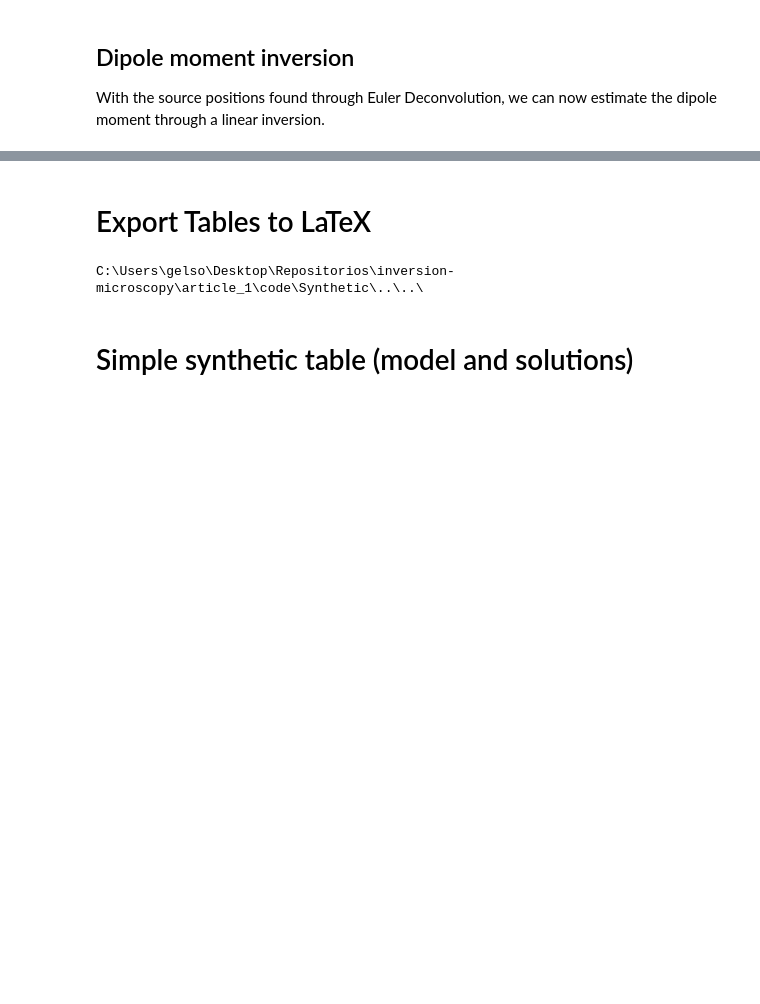
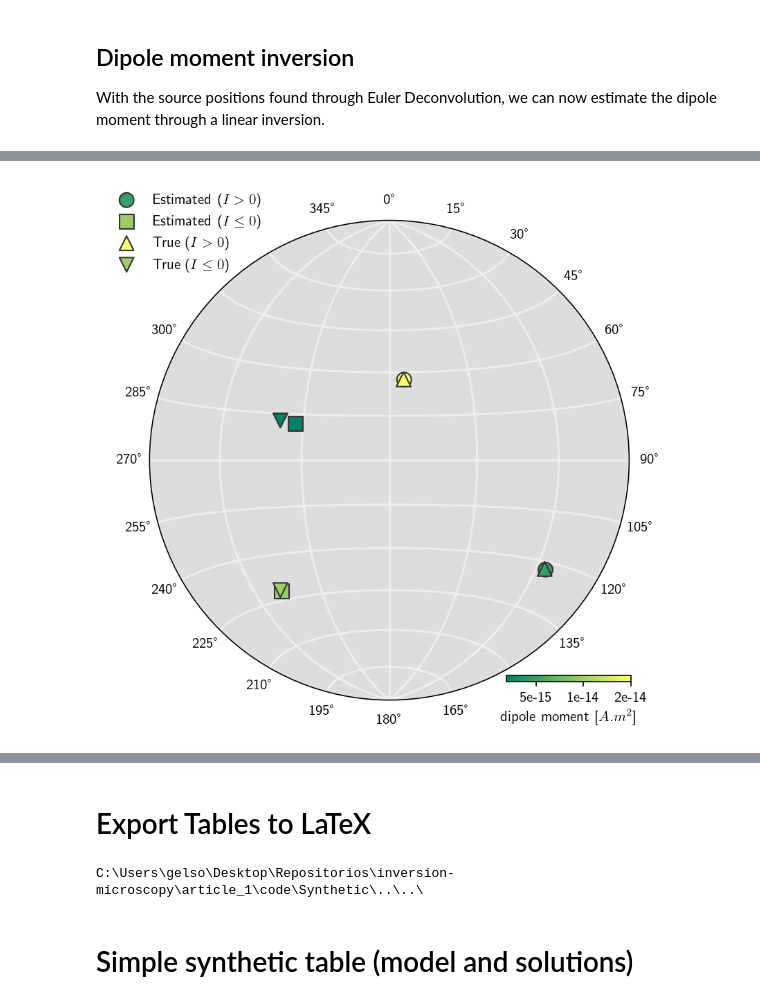
Before and after one commit to compgeolab/micromag-euler-dipole, a Jupyter notebook: code/01-simple-synthetic.ipynb, the cells around one changed output, grey strips where cells are left out. Cells and saved outputs as stored; diff of their text form; code cells hidden in the pictures; blank space fills up the shorter version.

```diff
--- a/code/01-simple-synthetic.ipynb
+++ b/code/01-simple-synthetic.ipynb
@@ -560,0 +282,11 @@ df.head(5)
+# %%
+estimated_dipole_moments = []
+estimated_stds = []
+for window, position in zip(windows, positions.T):
+    anomaly = data_up.sel(x=slice(*window[:2]), y=slice(*window[2:]))
+    moment, covariance, r2 = mg.dipole_moment_inversion(
+        anomaly.bz, position,
+    )
+    estimated_dipole_moments.append(moment)
+    estimated_stds.append(mg.covariance_to_angle_std(moment, covariance))
+    print("R²:", r2)
@@ -560,0 +300,9 @@ df.head(5)
+# %%
+for estimated, sigmas, true in zip(estimated_dipole_moments, estimated_stds, dipole_moments[closest]):
+    einc, edec, eamp = mg.vector_to_angles(estimated)
+    inc, dec, amp = mg.vector_to_angles(true)
+    sigma_inc, sigma_dec, sigma_amp = sigmas
+    print(f"Inclination: {inc} | {einc} ± {sigma_inc:.3f}")
+    print(f"Declination: {dec} | {edec} ± {sigma_dec:.3f}")
+    print(f"Amplitude  : {amp:e} | {eamp:e} ± {sigma_amp:.1e}")
+    print()
@@ -561 +327,72 @@ df.head(5)
+# %%
+with plt.rc_context({"text.usetex": True}):
+    fig, ax = mplstereonet.subplots(1, 1, figsize=(6, 6), dpi=150)
+
+    ax.set_facecolor("#dddddd")
+    ax.grid(linestyle="-", color="#eeeeee", linewidth=1.5)
+    ax.set_longitude_grid_ends(90)
+    ticks = set(range(0, 360, 15)).difference((150, 330, 315))
+    ax.set_azimuth_ticks(list(ticks))
+
+    estimated = mg.vector_to_angles(estimated_dipole_moments)
+    true = mg.vector_to_angles(dipole_moments)
+
+    vmin = np.min((estimated[2], true[2]))
+    vmax = np.max((estimated[2], true[2]))
+
+    scatter_args = dict(
+        vmin=np.min((estimated[2], true[2])),
+        vmax=np.max((estimated[2], true[2])),
+        cmap="summer",
+        edgecolors="#333333",
+        linewidths=1,
+        s=100,
+        zorder=2,
+    )
+
+    pos_inc = estimated[0] > 0
+    tmp = ax.scatter(
+        *mplstereonet.line(estimated[0][pos_inc], estimated[1][pos_inc]),
+        c=estimated[2][pos_inc],
+        marker="o",
+        label="Estimated ($I > 0$)",
+        **scatter_args,
+    )
+    tmp = ax.scatter(
+        *mplstereonet.line(-estimated[0][~pos_inc], estimated[1][~pos_inc]),
+        c=estimated[2][~pos_inc],
+        marker="s",
+        label="Estimated ($I \le 0$)",
+        **scatter_args,
+    )
+    pos_inc = true[0] > 0
+    tmp = ax.scatter(
+        *mplstereonet.line(true[0][pos_inc], true[1][pos_inc]),
+        c=true[2][pos_inc],
+        marker="^",
+        label="True ($I > 0$)",
+        **scatter_args,
+    )
+    tmp = ax.scatter(
+        *mplstereonet.line(-true[0][~pos_inc], true[1][~pos_inc]),
+        c=true[2][~pos_inc],
+        marker="v",
+        label=r"True ($I \le 0$)",
+        **scatter_args,
+    )
+
+    ax.legend(loc=(-0.09, 0.88), framealpha=0, shadow=False, edgecolor="w")
+
+    cax = fig.add_axes([0.7, 0.14, 0.2, 0.01])
+    fig.colorbar(
+        tmp,
+        cax=cax,
+        orientation="horizontal",
+        label="dipole moment [$A.m^2$]",
+        format="%.0e",
+    )
+
+    plt.show()
+# %% [output]
+[figure, added]
 # %% [markdown]
```
Also changed, not shown: parts of 35 cells of this notebook, 1 other file.
